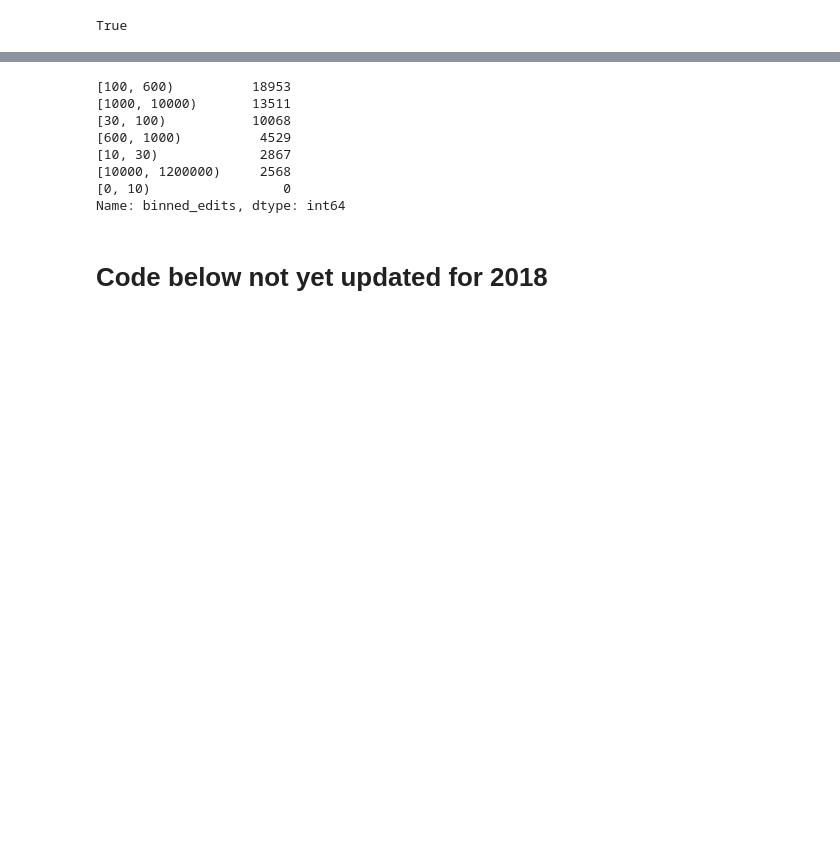
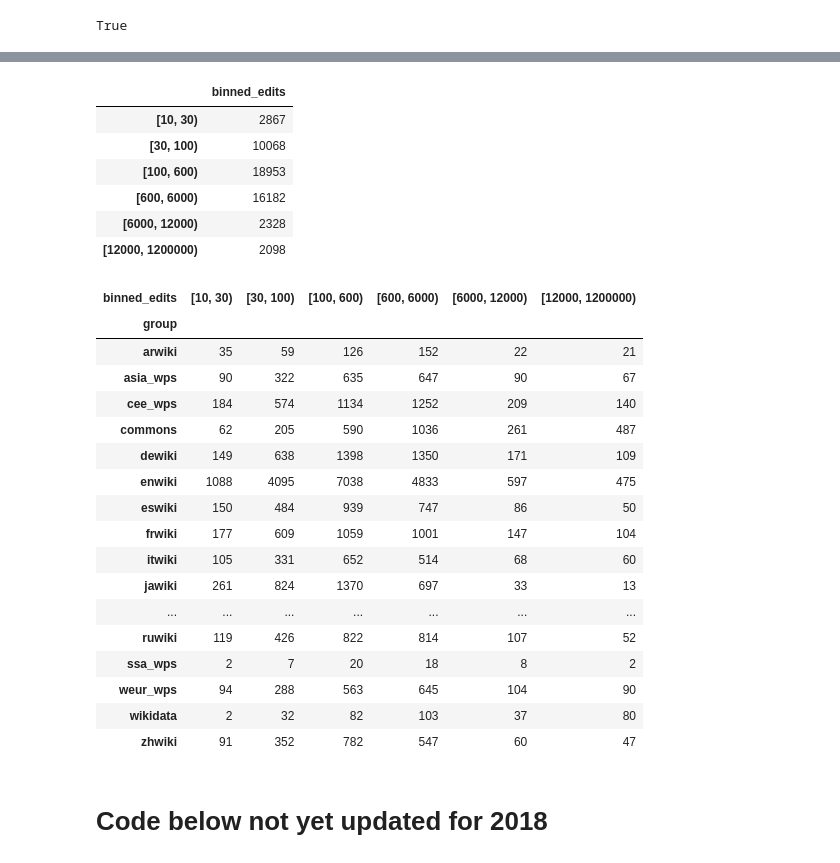
Before and after one commit to wikimedia-research/Community-Insights-sampling, a Jupyter notebook: sampling.ipynb, the cells around one changed output, grey strips where cells are left out. Saved outputs shown, nothing was run; the diff lists cells and outputs as text; code cells hidden in the pictures; blank space fills up the shorter version.

```diff
--- a/sampling.ipynb
+++ b/sampling.ipynb
@@ -81,19 +80,39 @@ True
 # in order to make a pretty edge for the top bin
 top_edge = int(np.ceil(frame["global_edits"].max() / 100000) * 100000)
 
-edit_bins = [0, 10, 30, 100, 600, 1000, 10000, top_edge]
+edit_bins = [10, 30, 100, 600, 6000, 12000, top_edge]
 
 frame["binned_edits"] = pd.cut(frame["global_edits"], edit_bins, right=False)
 
-frame["binned_edits"].value_counts()
+pd.DataFrame(frame["binned_edits"].value_counts(sort = False))
 # %% [output]
-[100, 600)          18953
-[1000, 10000)       13511
-[30, 100)           10068
-[600, 1000)          4529
-[10, 30)             2867
-[10000, 1200000)     2568
-[0, 10)                 0
-Name: binned_edits, dtype: int64
+|  | binned_edits |
+| [10, 30) | 2867 |
+| [30, 100) | 10068 |
+| [100, 600) | 18953 |
+| [600, 6000) | 16182 |
+| [6000, 12000) | 2328 |
+| [12000, 1200000) | 2098 |
+# %%
+frame.groupby(["group", "binned_edits"]).size().unstack()
+# %% [output]
+| binned_edits | [10, 30) | [30, 100) | [100, 600) | [600, 6000) | [6000, 12000) | [12000, 1200000) |
+| group |  |  |  |  |  |  |
+| arwiki | 35 | 59 | 126 | 152 | 22 | 21 |
+| asia_wps | 90 | 322 | 635 | 647 | 90 | 67 |
+| cee_wps | 184 | 574 | 1134 | 1252 | 209 | 140 |
+| commons | 62 | 205 | 590 | 1036 | 261 | 487 |
+| dewiki | 149 | 638 | 1398 | 1350 | 171 | 109 |
+| enwiki | 1088 | 4095 | 7038 | 4833 | 597 | 475 |
+| eswiki | 150 | 484 | 939 | 747 | 86 | 50 |
+| frwiki | 177 | 609 | 1059 | 1001 | 147 | 104 |
+| itwiki | 105 | 331 | 652 | 514 | 68 | 60 |
+| jawiki | 261 | 824 | 1370 | 697 | 33 | 13 |
+| ... | ... | ... | ... | ... | ... | ... |
+| ruwiki | 119 | 426 | 822 | 814 | 107 | 52 |
+| ssa_wps | 2 | 7 | 20 | 18 | 8 | 2 |
+| weur_wps | 94 | 288 | 563 | 645 | 104 | 90 |
+| wikidata | 2 | 32 | 82 | 103 | 37 | 80 |
+| zhwiki | 91 | 352 | 782 | 547 | 60 | 47 |
 # %% [markdown]
 # Code below not yet updated for 2018
```
Also changed, not shown: parts of 13 cells of this notebook.
